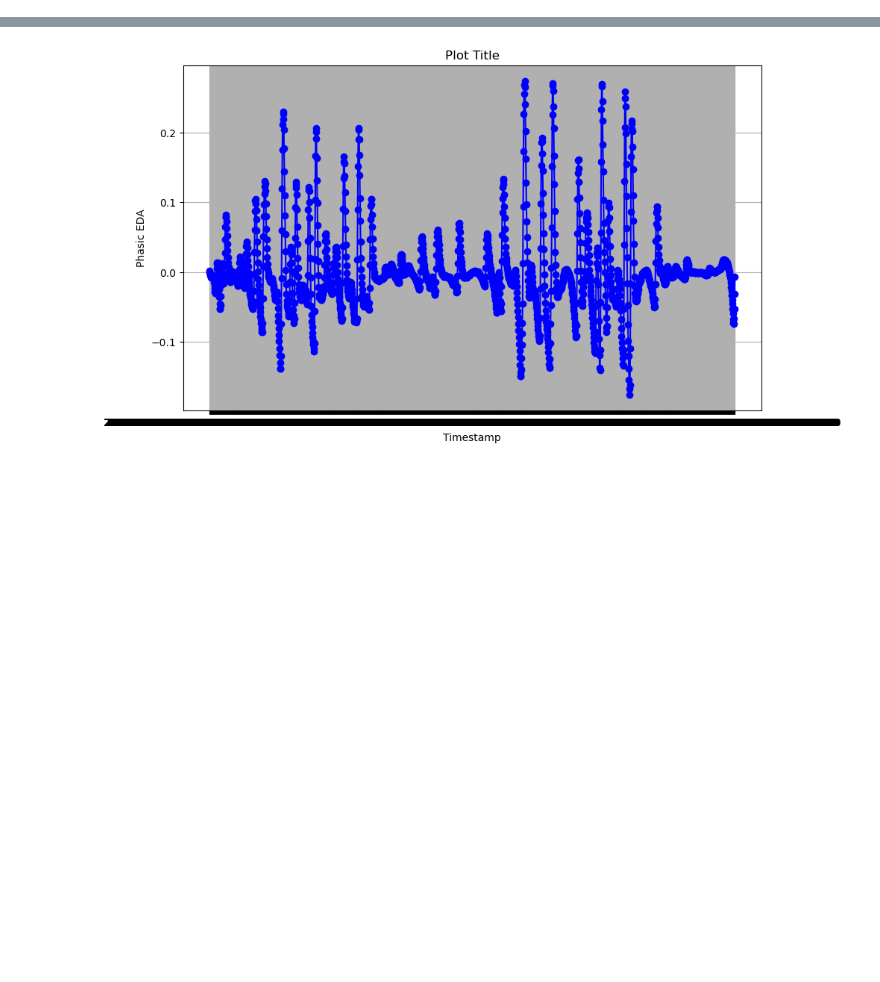
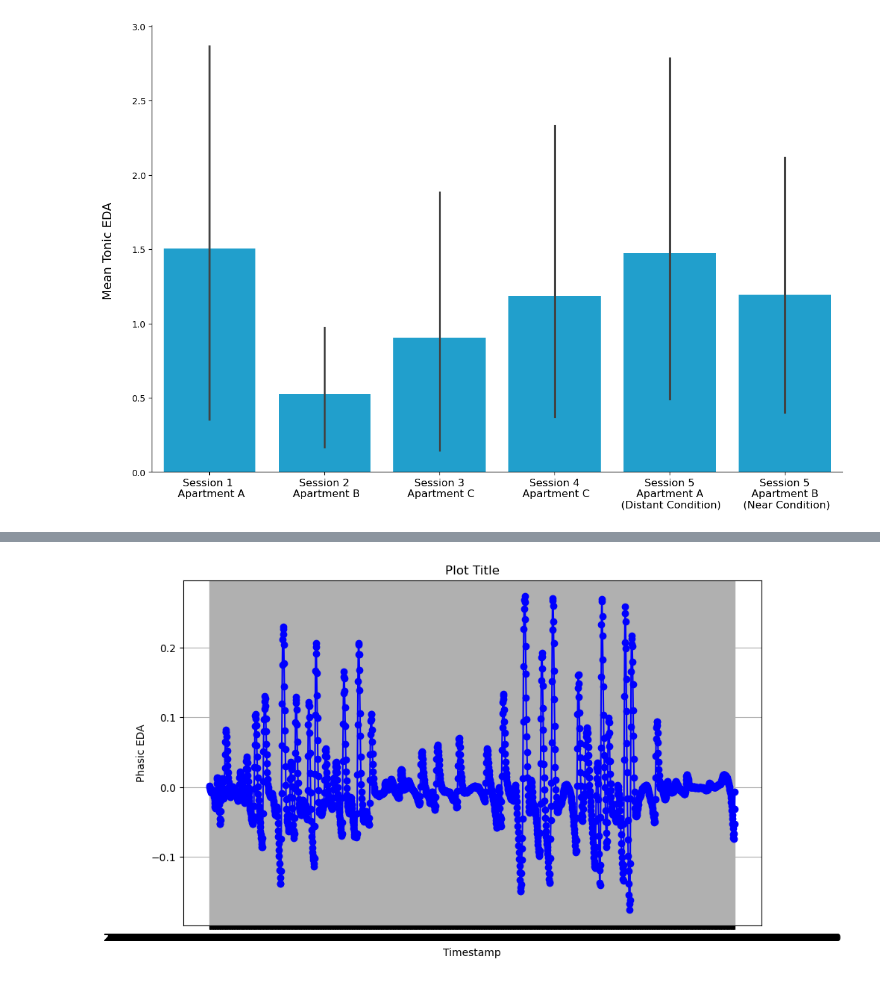
Before and after one commit to DhwaniShah7/Fear_Learning, a Jupyter notebook: plot-pilot-scr.ipynb, the cells around one changed output, grey strips where cells are left out. Saved outputs shown, nothing was run; the diff lists cells and outputs as text; code cells hidden in the pictures; blank space fills up the shorter version.

```diff
--- a/plot-pilot-scr.ipynb
+++ b/plot-pilot-scr.ipynb
@@ -128,34 +268,72 @@ print(session_means['session1'])
 # %%
+# Bar Plot of Mean Tonic EDA for second half of the session
+
 import os
 import pandas as pd
+import matplotlib.pyplot as plt
+import seaborn as sns
 
 base_dir = '/Users/dhwanishah/Desktop/MS/VR-Dhwani/subject-csvs'
+fig_dir = '/Users/dhwanishah/Desktop/MS/VR-Dhwani/figures'
+
 
 sessions = ['session-1.csv', 'session-2.csv', 'session-3.csv', 'session-4.csv', 'session-5a.csv', 'session-5b.csv']
 session_names = ['session1', 'session2', 'session3', 'session4', 'session5a', 'session5b']
 session_means = {}
 
 for session_file, session_name in zip(sessions, session_names):
     session_means[session_name] = []
 
     # Loop through subjects
     for sub_dir in os.listdir(base_dir):
         sub_path = os.path.join(base_dir, sub_dir)
         if os.path.isdir(sub_path):
             session_path = os.path.join(sub_path, session_file)
 
             if os.path.exists(session_path):
                 df_session = pd.read_csv(session_path)
-                mean_SCR_Amp = df_session['SCR_Amplitude'].mean()
-                session_means[session_name].append([sub_dir, mean_SCR_Amp])
 
-    session_means[session_name] = pd.DataFrame(session_means[session_name], columns=['subject', 'mean_SCR_Amp'])
+                half_way_point = int(len(df_session) / 2)
+                df_session_second_half = df_session.iloc[half_way_point:]
 
-# Concatenate all session means DataFrames into a single DataFrame
-all_session_means = pd.concat(session_means.values(), ignore_index=True)
+                mean_tonic_eda = df_session_second_half['EDA_Tonic'].mean()
+                session_means[session_name].append([sub_dir, mean_tonic_eda])
 
-# Add a column to indicate the session
-all_session_means['session'] = all_session_means.index.map(lambda x: session_names[x // len(session_means['session1'])])
+    session_means[session_name] = pd.DataFrame(session_means[session_name], columns=['subject', 'mean_tonic_eda'])
 
-# Display the combined DataFrame
-print(all_session_means)
+    # Plot each subject's mean tonic EDA for each session
+# Sinai color code: light blue = #05ace8, dark blue = #1e226c, magenta = #c53088
+
+all_sessions = []
+for session_name, df in session_means.items():
+    df['session'] = session_name  # Add a session column
+    all_sessions.append(df)
+
+df_all_sessions = pd.concat(all_sessions, ignore_index=True)
+
+subject_order = [f'sub-{i}' for i in range(1, 11)]
+df_all_sessions['subject'] = pd.Categorical(df_all_sessions['subject'], categories=subject_order, ordered=True)
+df_all_sessions['mean_tonic_eda'].fillna(df_all_sessions['mean_tonic_eda'].mean(), inplace=True)
+df_all_sessions = df_all_sessions.sort_values(by=['subject', 'session'])
+
+
+all_sessions = []
+for session_name, df in session_means.items():
+    df['session'] = session_name
+    all_sessions.append(df)
+df_all_sessions = pd.concat(all_sessions, ignore_index=True)
+
+plt.figure(figsize=(12, 8))
+
+sns.barplot(data=df_all_sessions, x='session', y='mean_tonic_eda', color = '#05ace8')
+plt.xlabel(None)
+plt.xticks(ticks=plt.xticks()[0], labels=labels, fontsize=12)
+plt.ylabel('Mean Tonic EDA \n', fontsize = 14)
+plt.tight_layout()
+sns.despine()
+
+
+if save_figs == 1:
+    plt.savefig(f"{fig_dir}/grouped-participant-session-means.png", dpi=300)
+# %% [output]
+[figure, added]
```
Also changed, not shown: parts of 20 cells of this notebook.
